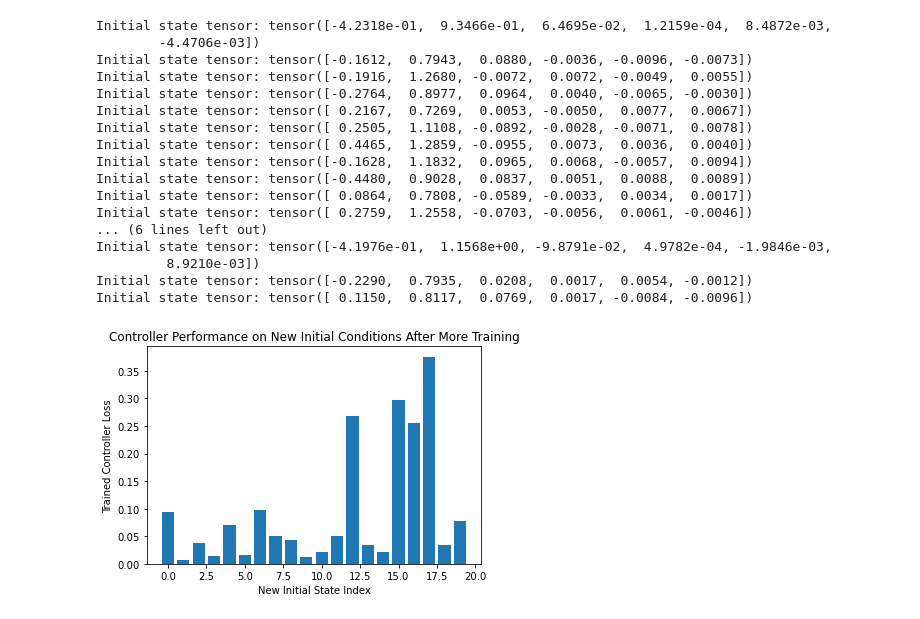
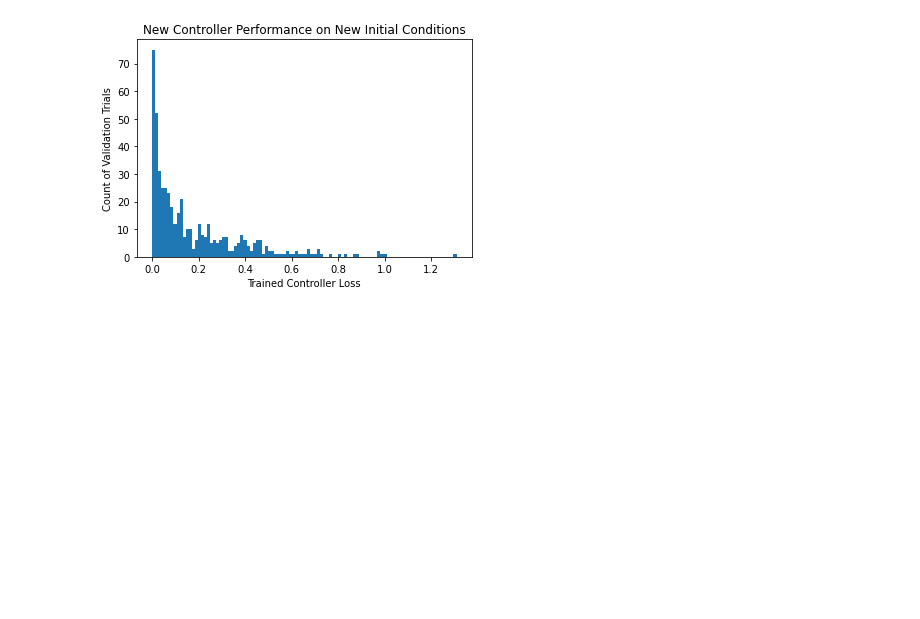
Before and after one commit to jatkin15/DesignOptimization2021Fall, a Jupyter notebook: Project/Project_1_submission.ipynb, the cells around one changed output. Cells and saved outputs as stored; diff of their text form; code cells hidden in the pictures; blank space fills up the shorter version.

```diff
--- a/Project/Project_1_submission.ipynb
+++ b/Project/Project_1_submission.ipynb
@@ -116,10 +127,15 @@ class Dynamics(nn.Module):
         thrust_angle = t.tensor([0.0])
         dangle_vel_vec = t.cross(r_thrust, t.tensor([t.sin(thrust_angle), t.cos(thrust_angle), 0.0]))
 
+        #delta_state = BOOST_ACCEL * FRAME_TIME * t.tensor([0., 0., 0.,
+        #    t.sin(state[2] + thrust_angle),
+        #    t.cos(state[2] + thrust_angle),
+        #    dangle_vel_vec[2]]) * action
+
         delta_state = BOOST_ACCEL * FRAME_TIME * t.tensor([0., 0., 0.,
             t.sin(state[2] + thrust_angle),
             t.cos(state[2] + thrust_angle),
-            dangle_vel_vec[2]]) * action # not converging with this. REVIEW!
+            0.0 * dangle_vel_vec[2]]) * action
 
         # drag
         drag_coeff = 0.2
@@ -458,18 +489,20 @@ class Optimize:
 # Now it's time to run the code!
 
 T = 100  # number of time steps # changed :: T was 100
-epoch_num = 100 # changed :: epoch_num was 40
+epoch_num = 80 # changed :: epoch_num was 40
 dim_input = 6  # state space dimensions
-dim_hidden = 12  # latent dimensions
+dim_hidden = 8  # latent dimensions
 dim_output = 1  # action space dimensions
 
 training_state_number = 20
 training_loss_list = []
 
-epoch_num_batch = 40
+epoch_num_batch = 20
 
-validation_state_number = 20
+validation_state_number = 500
 validation_loss_list = []
+
+bin_num = math.ceil(validation_state_number/5)
 
 d = Dynamics()  # define dynamics
 c = Controller(dim_input, dim_hidden, dim_output)  # define controller
@@ -540,20 +557,19 @@ Initial state tensor: tensor([ 0.0531,  0.8699, -0.0683, -0.0059, -0.0037,  0.00
 # %%
-## Check how controller works for other initial states
-
-
+## Train controller on sequences of states
 
 c_trained = o.simulation.controller # trained controller from above
 for i in range(training_state_number):
     s_new = Simulation(c_trained, d, T)  # define simulation
     o = Optimize(s_new)  # define optimizer
+    o.verbose = False
     o.train(epoch_num_batch)  # solve the optimization problem
     training_loss_list.append((s_new.forward(s_new.state_initial).item()))
     c_trained = o.simulation.controller
 
-fig, ax = plt.subplots()
-plt.figure(1)
-p2 = ax.bar([i for i in range(validation_state_number)], validation_loss_list)
-ax.set_ylabel('Trained Controller Loss')
-ax.set_xlabel('New Initial State Index')
-ax.set_title('Controller Performance on New Initial Conditions')
-plt.show()
+#fig, ax = plt.subplots()
+#plt.figure(1)
+#p2 = ax.bar([i for i in range(validation_state_number)], validation_loss_list)
+#ax.set_ylabel('Trained Controller Loss')
+#ax.set_xlabel('New Initial State Index')
+#ax.set_title('Controller Performance on New Initial Conditions')
+#plt.show()
@@ -606,35 +576,19 @@ Initial state tensor: tensor([-0.1243,  1.0802,  0.0319,  0.0087,  0.0040,  0.00
 # %%
 ## Check how controller works for other initial states after training on random states
 validation_loss_list = []
 
 c_trained = o.simulation.controller # trained controller from above
 for i in range(validation_state_number):
     s_new = Simulation(c_trained, d, T)  # define simulation
     validation_loss_list.append(s_new.forward(s_new.state_initial).item())
 
 fig, ax = plt.subplots()
 plt.figure(1)
-p2 = ax.bar([i for i in range(validation_state_number)], validation_loss_list)
-ax.set_ylabel('Trained Controller Loss')
-ax.set_xlabel('New Initial State Index')
-ax.set_title('Controller Performance on New Initial Conditions After More Training')
+#p2 = ax.bar([i for i in range(validation_state_number)], validation_loss_list)
+p2 = ax.hist(validation_loss_list, bins=bin_num)
+ax.set_ylabel('Count of Validation Trials')
+ax.set_xlabel('Trained Controller Loss')
+ax.set_title('New Controller Performance on New Initial Conditions')
 plt.show()
 # %% [output]
-Initial state tensor: tensor([-4.2318e-01,  9.3466e-01,  6.4695e-02,  1.2159e-04,  8.4872e-03,
-        -4.4706e-03])
-Initial state tensor: tensor([-0.1612,  0.7943,  0.0880, -0.0036, -0.0096, -0.0073])
-Initial state tensor: tensor([-0.1916,  1.2680, -0.0072,  0.0072, -0.0049,  0.0055])
-Initial state tensor: tensor([-0.2764,  0.8977,  0.0964,  0.0040, -0.0065, -0.0030])
-Initial state tensor: tensor([ 0.2167,  0.7269,  0.0053, -0.0050,  0.0077,  0.0067])
-Initial state tensor: tensor([ 0.2505,  1.1108, -0.0892, -0.0028, -0.0071,  0.0078])
-Initial state tensor: tensor([ 0.4465,  1.2859, -0.0955,  0.0073,  0.0036,  0.0040])
-Initial state tensor: tensor([-0.1628,  1.1832,  0.0965,  0.0068, -0.0057,  0.0094])
-Initial state tensor: tensor([-0.4480,  0.9028,  0.0837,  0.0051,  0.0088,  0.0089])
-Initial state tensor: tensor([ 0.0864,  0.7808, -0.0589, -0.0033,  0.0034,  0.0017])
-Initial state tensor: tensor([ 0.2759,  1.2558, -0.0703, -0.0056,  0.0061, -0.0046])
-... (6 lines left out)
-Initial state tensor: tensor([-4.1976e-01,  1.1568e+00, -9.8791e-02,  4.9782e-04, -1.9846e-03,
-         8.9210e-03])
-Initial state tensor: tensor([-0.2290,  0.7935,  0.0208,  0.0017,  0.0054, -0.0012])
-Initial state tensor: tensor([ 0.1150,  0.8117,  0.0769,  0.0017, -0.0084, -0.0096])
-[figure, old version]
+[figure, new version]
```
Also changed, not shown: parts of 12 cells of this notebook.
